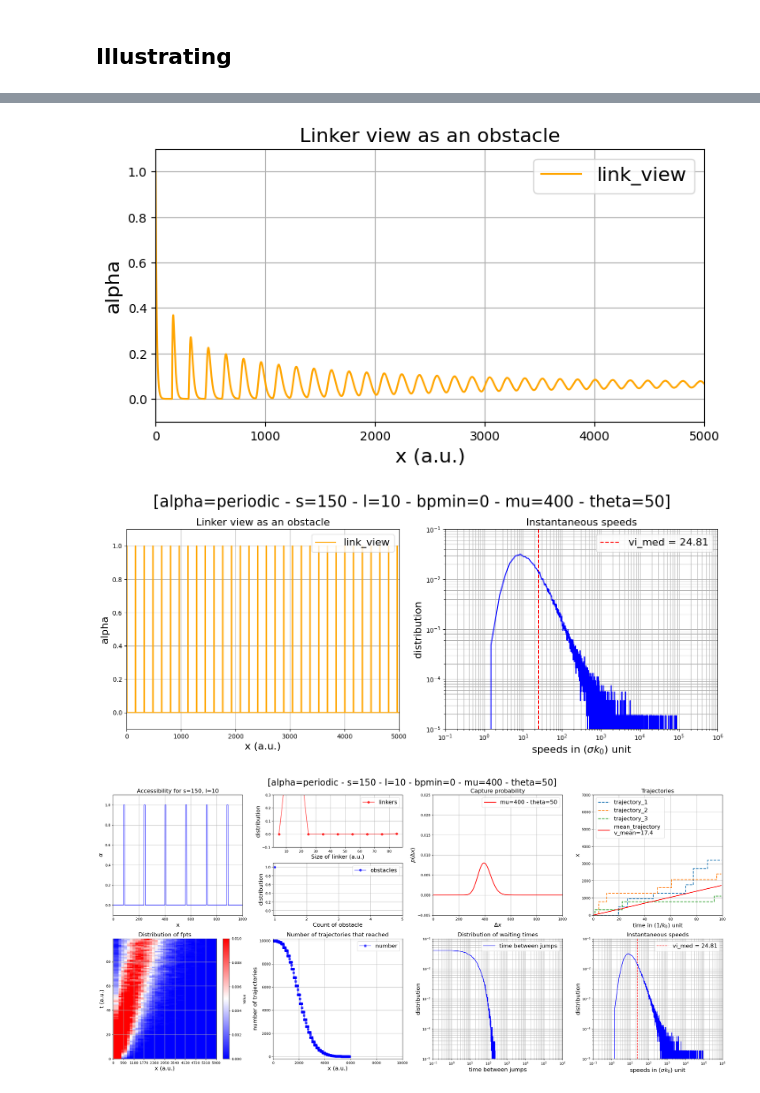
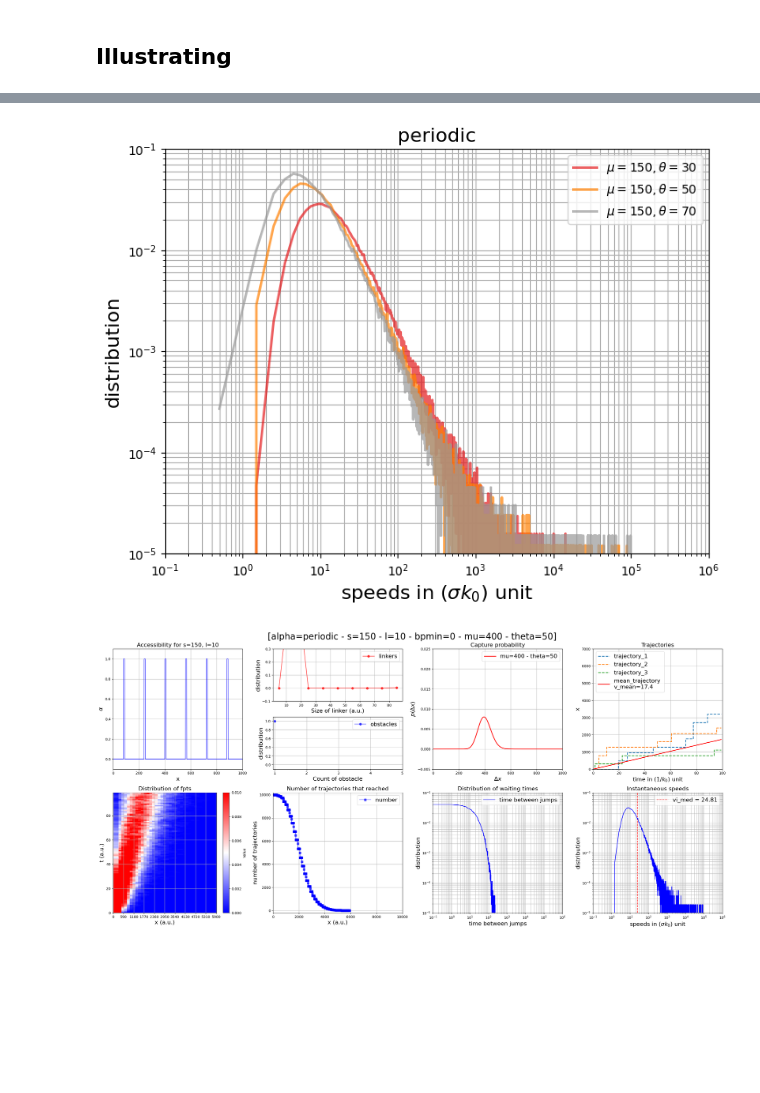
Before and after one commit to npelletbossot/nucleo, a Jupyter notebook: notebooks/one_step/post_processing/single_trajectory.ipynb, the cells around one changed output, grey strips where cells are left out. Saved outputs shown, nothing was run; the diff lists cells and outputs as text; code cells hidden in the pictures; blank space fills up the shorter version.

```diff
--- a/notebooks/one_step/post_processing/single_trajectory.ipynb
+++ b/notebooks/one_step/post_processing/single_trajectory.ipynb
@@ -208,7 +223,9 @@ class SimulationData:
 
 
 # Extracting
-sim_data = SimulationData.from_polars(df_polars)
+sim_data_1 = SimulationData.from_polars(df1)
+sim_data_2 = SimulationData.from_polars(df2)
+sim_data_3 = SimulationData.from_polars(df3)
 print("Values loaded")
 # %% [output]
 Values loaded
@@ -224,30 +234,31 @@ plt.show()
-# %%
-fig, ax = plt.subplots(figsize=(8, 4))
-f, args = (nclp.plot_linker_view, (sim_data.link_view,))
-f(*args, ax=ax)
-plt.show()
-# %% [output]
-[figure, removed]
 # %%
-plot_functions = [
-    (nclp.plot_linker_view, (sim_data.link_view,)),
-    (nclp.plot_speed_distribution, (sim_data.vi_points, sim_data.vi_distrib, sim_data.vi_mean, sim_data.vi_med, sim_data.vi_mp))
-]
+fig, ax = plt.subplots(figsize=(8,6))
 
-fig, axes = plt.subplots(1, len(plot_functions), figsize=(14, 6))
-axes = axes.flatten()
+sim_data_list = [sim_data_1, sim_data_2, sim_data_3]
+cmap = plt.get_cmap("Set1")
+n_colors = 3
+color_list = [cmap(i / (n_colors - 1)) for i in range(n_colors)]
 
-for i, (plot_func, args) in enumerate(plot_functions):
-    plot_func(*args, ax=axes[i])
+for (sim_data, color) in zip(sim_data_list, color_list):
+    label = f"$\mu={sim_data.mu}, \\theta={sim_data.theta}$"
+    title = f"{sim_data.alpha_choice}"
+    nclp.plot_speed_distribution(
+        sim_data.vi_points,
+        sim_data.vi_distrib,
+        sim_data.vi_mean,
+        sim_data.vi_med,
+        sim_data.vi_mp,
+        ax=ax,
+        color=color,
+        label=label,
+        title = title
 
-plt.suptitle(
-    f'[alpha={sim_data.alpha_choice} - s={sim_data.s} - l={sim_data.l} - bpmin={sim_data.bpmin} - mu={sim_data.mu} - theta={sim_data.theta}]',
-    fontsize=25
-)
-plt.tight_layout()
+    )
+
+ax.legend()
 plt.show()
 # %% [output]
-[figure, old version]
+[figure, new version]
 # %%
 fig, axes = plt.subplots(2, 4, figsize=(25, 12))
 axes = axes.flatten()
```
Also changed, not shown: parts of 3 cells of this notebook, 5 other files.
